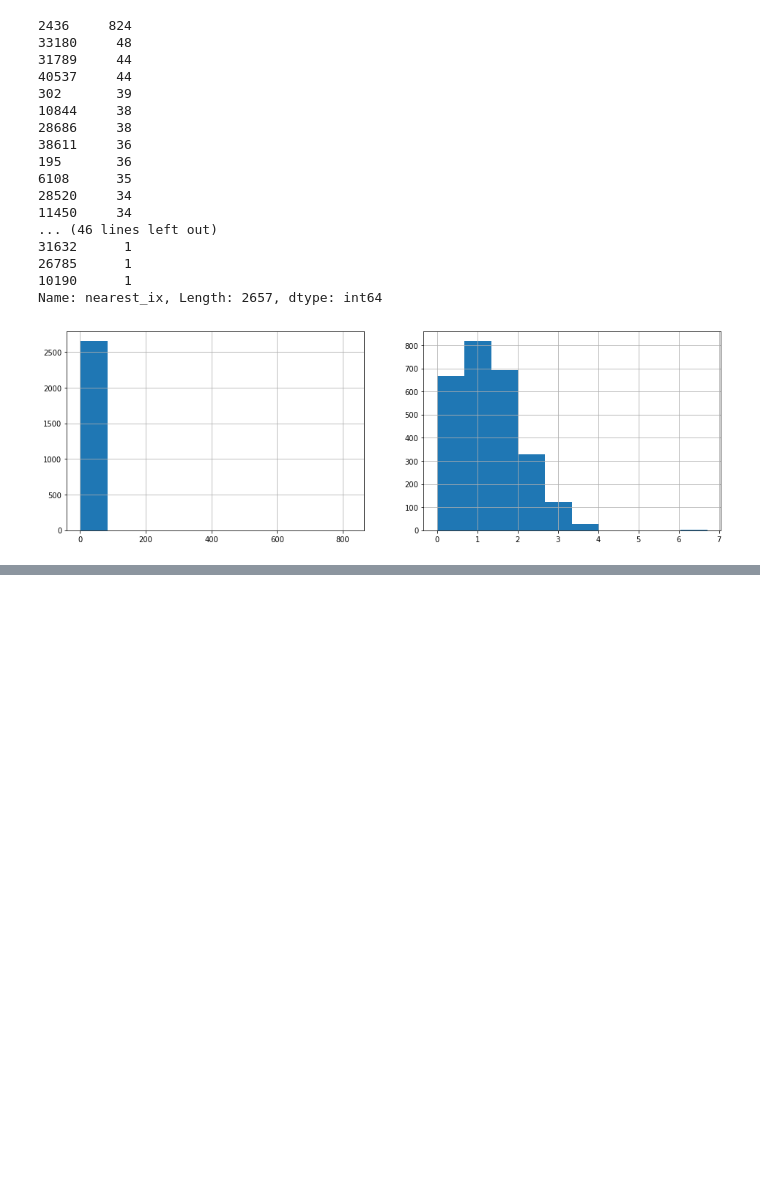
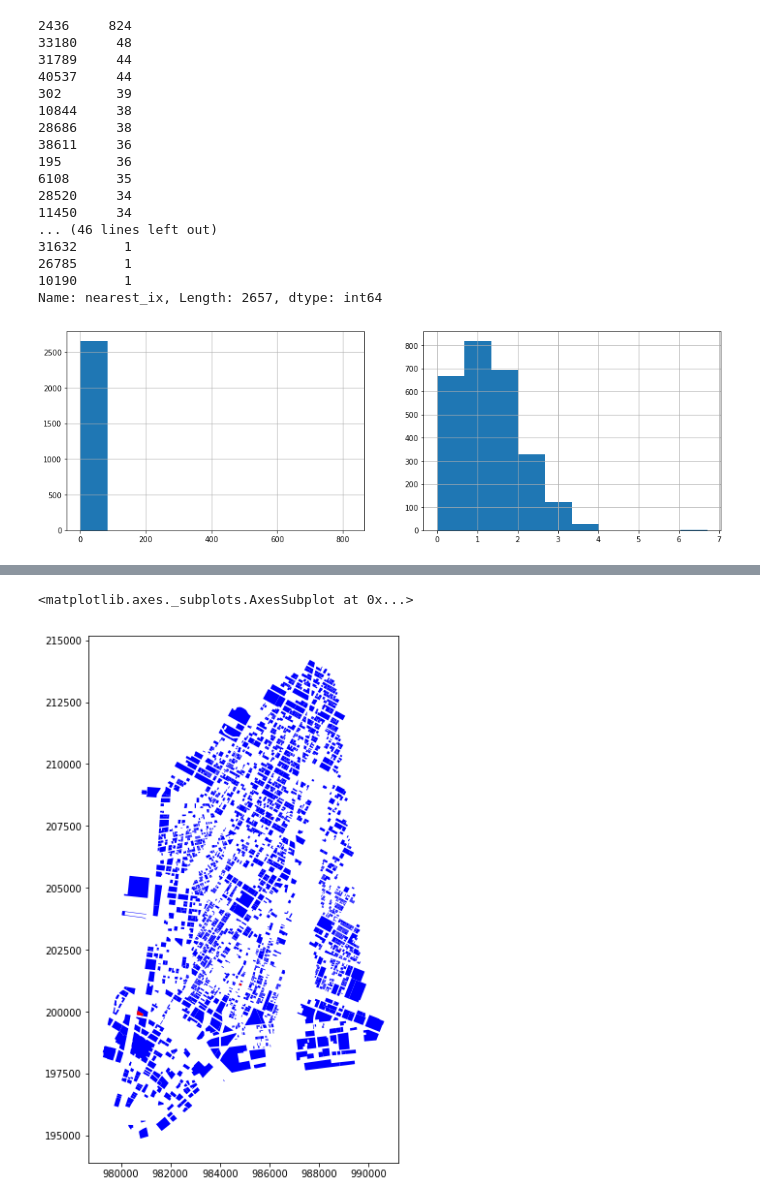
Before and after one commit to cmoscardi/independent_2018, a Jupyter notebook: image/bbl_impute.ipynb, the cells around one changed output, grey strips where cells are left out. Drawn from its saved outputs; the diff is of its cells as text; code cells hidden in the pictures; blank space fills up the shorter version.

```diff
--- a/image/bbl_impute.ipynb
+++ b/image/bbl_impute.ipynb
@@ -155,0 +201,6 @@ Name: nearest_ix, Length: 2657, dtype: int64
+# %%
+ax = in_frame.plot(color='blue', figsize=(10, 10))
+in_frame[in_frame.BldgClass.isnull()].plot(color='red',ax=ax)
+# %% [output]
+<matplotlib.axes._subplots.AxesSubplot at 0x...>
+[figure, added]
```
Also changed, not shown: parts of 6 cells of this notebook, 2 other files.
